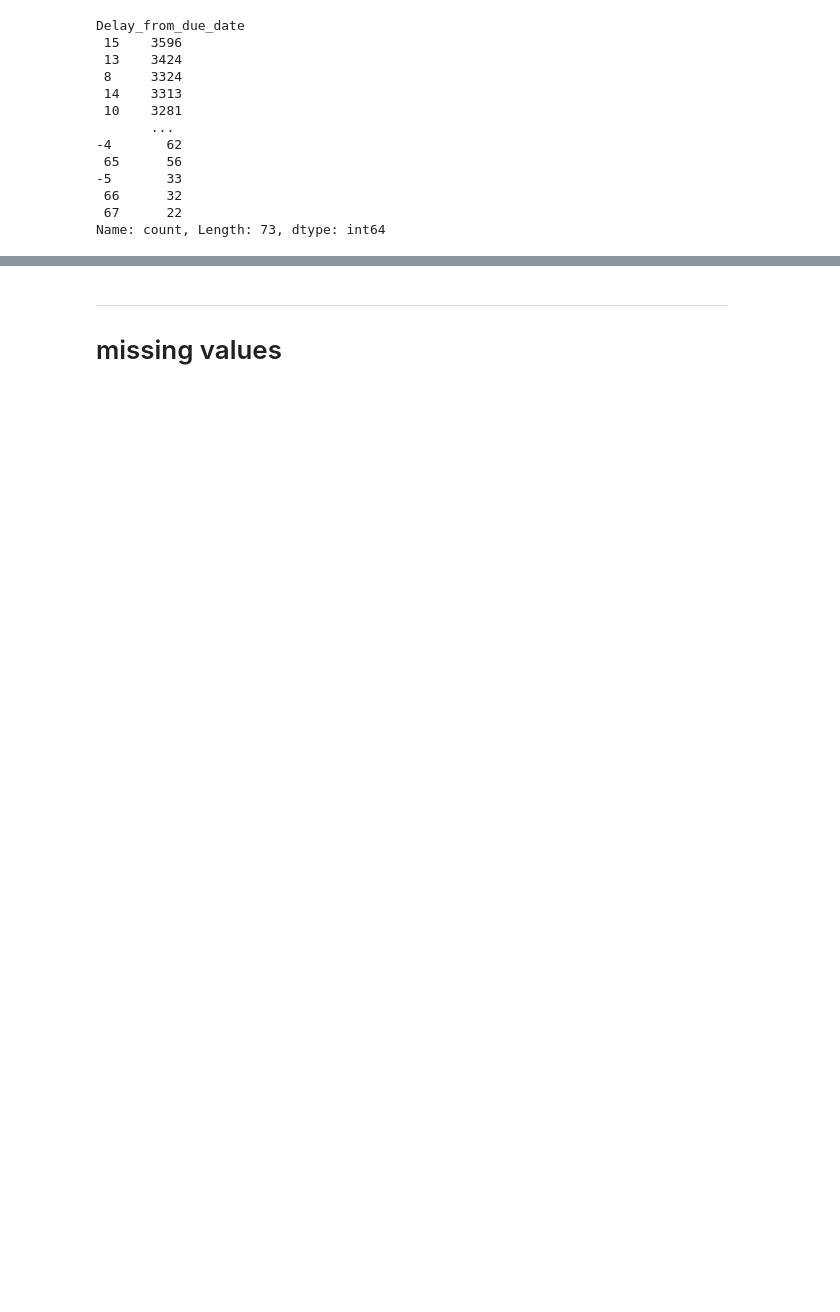
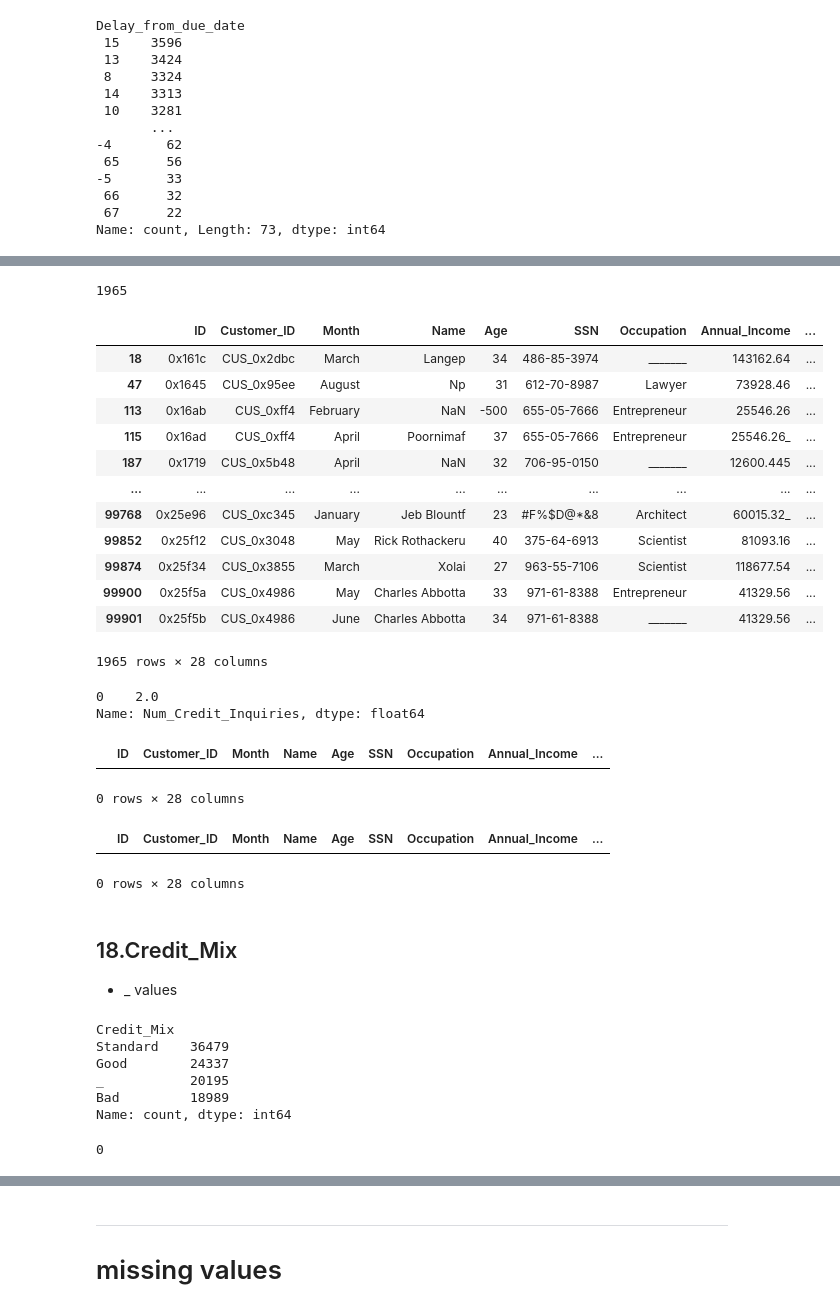
Before and after one commit to zeyadusf/Credit-score-classification, a Jupyter notebook: ican_iwill.ipynb, the cells around one changed output, grey strips where cells are left out. Drawn from its saved outputs; the diff is of its cells as text; code cells hidden in the pictures; blank space fills up the shorter version.

```diff
--- a/ican_iwill.ipynb
+++ b/ican_iwill.ipynb
@@ -843,0 +1166,25 @@ df_train[df_train['Customer_ID']=='CUS_0xd40'].T
+# %%
+df_train['Num_Credit_Inquiries'].isnull().sum()
+# %% [output]
+1965
+# %%
+df_train[df_train['Num_Credit_Inquiries'].isna()]
+# %% [output]
+|  | ID | Customer_ID | Month | Name | Age | SSN | Occupation | Annual_Income | ... |
+| 18 | 0x161c | CUS_0x2dbc | March | Langep | 34 | 486-85-3974 | _______ | 143162.64 | ... |
+| 47 | 0x1645 | CUS_0x95ee | August | Np | 31 | 612-70-8987 | Lawyer | 73928.46 | ... |
+| 113 | 0x16ab | CUS_0xff4 | February | NaN | -500 | 655-05-7666 | Entrepreneur | 25546.26 | ... |
+| 115 | 0x16ad | CUS_0xff4 | April | Poornimaf | 37 | 655-05-7666 | Entrepreneur | 25546.26_ | ... |
+| 187 | 0x1719 | CUS_0x5b48 | April | NaN | 32 | 706-95-0150 | _______ | 12600.445 | ... |
+| ... | ... | ... | ... | ... | ... | ... | ... | ... | ... |
+| 99768 | 0x25e96 | CUS_0xc345 | January | Jeb Blountf | 23 | #F%$D@*&8 | Architect | 60015.32_ | ... |
+| 99852 | 0x25f12 | CUS_0x3048 | May | Rick Rothackeru | 40 | 375-64-6913 | Scientist | 81093.16 | ... |
+| 99874 | 0x25f34 | CUS_0x3855 | March | Xolai | 27 | 963-55-7106 | Scientist | 118677.54 | ... |
+| 99900 | 0x25f5a | CUS_0x4986 | May | Charles Abbotta | 33 | 971-61-8388 | Entrepreneur | 41329.56 | ... |
+| 99901 | 0x25f5b | CUS_0x4986 | June | Charles Abbotta | 34 | 971-61-8388 | _______ | 41329.56 | ... |
+1965 rows × 28 columns
+# %%
+df_train[df_train['Customer_ID']=='CUS_0x95ee']['Num_Credit_Inquiries'].mode()
+# %% [output]
+0    2.0
+Name: Num_Credit_Inquiries, dtype: float64
@@ -843,0 +1203,26 @@ df_train[df_train['Customer_ID']=='CUS_0xd40'].T
+# %%
+df_train[df_train['Num_Credit_Inquiries'].isna()]
+# %% [output]
+|  | ID | Customer_ID | Month | Name | Age | SSN | Occupation | Annual_Income | ... |
+0 rows × 28 columns
+# %%
+df_train[df_train['Num_Credit_Inquiries']<0]
+# %% [output]
+|  | ID | Customer_ID | Month | Name | Age | SSN | Occupation | Annual_Income | ... |
+0 rows × 28 columns
+# %% [markdown]
+## 18.Credit_Mix
+* _ values
+# %%
+df_train['Credit_Mix'].value_counts()
+# %% [output]
+Credit_Mix
+Standard    36479
+Good        24337
+_           20195
+Bad         18989
+Name: count, dtype: int64
+# %%
+df_train['Credit_Mix'].isnull().sum()
+# %% [output]
+0
```
Also changed, not shown: parts of 46 cells of this notebook.
